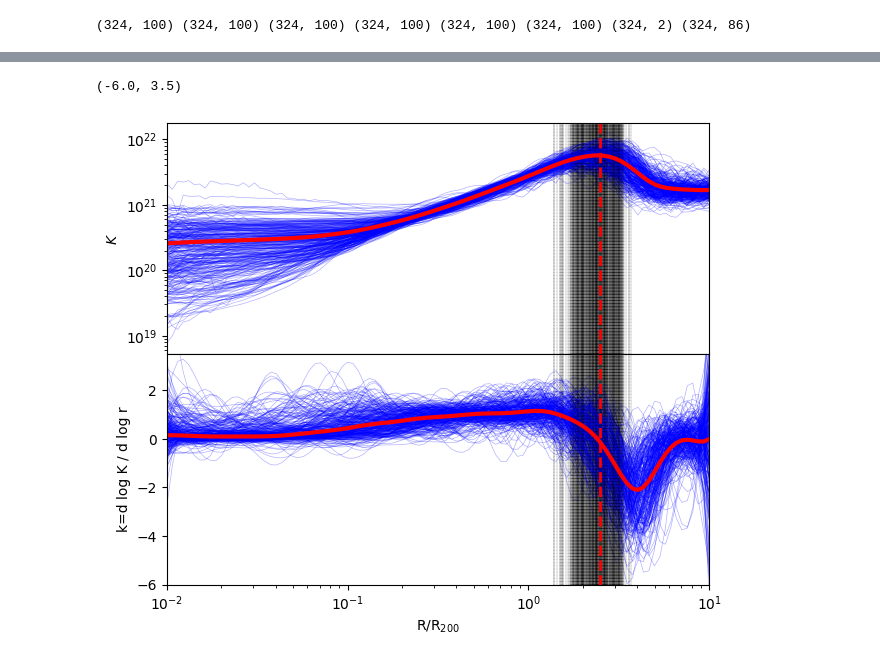
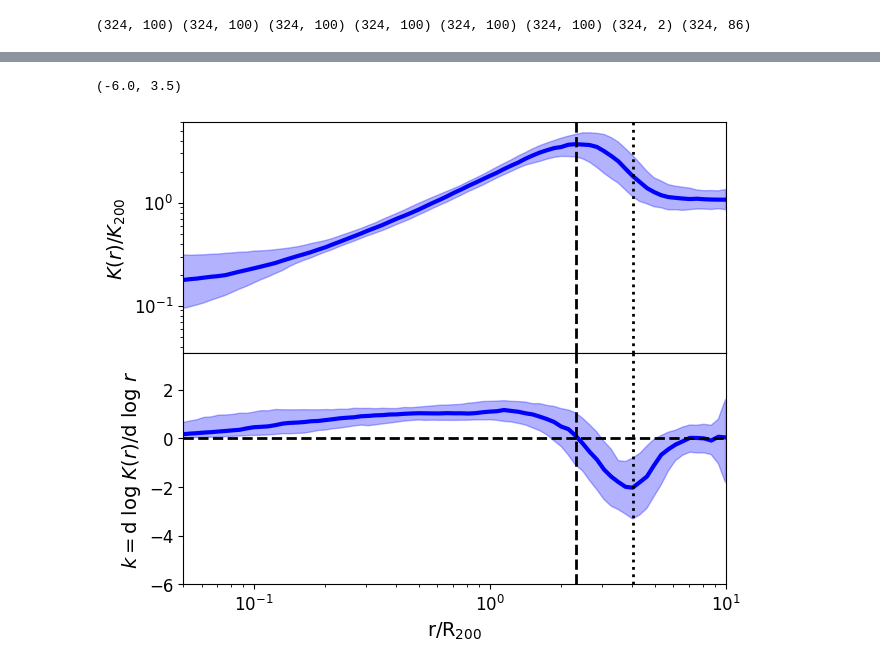
Before and after one commit to ZhangMing-1995/AnalysisTools, a Jupyter notebook: Shock_Radius/TheThreeHundred_plot.ipynb, the cells around one changed output, grey strips where cells are left out. Saved outputs shown, nothing was run; the diff lists cells and outputs as text; code cells hidden in the pictures.

```diff
--- a/Shock_Radius/TheThreeHundred_plot.ipynb
+++ b/Shock_Radius/TheThreeHundred_plot.ipynb
@@ -155,14 +151,14 @@ ax2 = fig.add_subplot(2, 1, 2)
 
 for i in range(Gas_entropy.shape[0]):
 # for i in range(10):
-    ax1.plot(log_bins, Gas_entropy[i]/K200[i], color='blue',linewidth=0.5, alpha=0.3)
+    # ax1.plot(log_bins, Gas_entropy[i]/K200[i], color='blue',linewidth=0.5, alpha=0.3)
     smoothed_entropy = savgol_filter(Gas_entropy[i]/K200[i], window_length=15, polyorder=4, deriv=0, delta=0.1)
     log_D = np.log(smoothed_entropy)
     log_r = np.log(log_bins)
     d_log_D = np.gradient(log_D, log_r)
     # ax2.plot(log_bins, d_log_D, color='blue', linestyle='-', linewidth=2.0)
     smoothed_d_log_D = savgol_filter(d_log_D, window_length=15, polyorder=4, deriv=0, delta=0.01)
-    ax2.plot(log_bins, smoothed_d_log_D, color='blue', linestyle='-', linewidth=0.5, alpha=0.3) # colors[i % len(colors)]
+    # ax2.plot(log_bins, smoothed_d_log_D, color='blue', linestyle='-', linewidth=0.5, alpha=0.3) # colors[i % len(colors)]
 
     r_range_mask = (log_bins >= 1) & (log_bins <= 5)
     rgav_1_in_range = log_bins[r_range_mask]
@@ -179,39 +175,74 @@ for i in range(Gas_entropy.shape[0]):
         max_index = np.argmax(smoothed_entropy_dense)
         r_shock = log_bins_dense[max_index]
 
-        ax1.axvline(x=r_shock, color='black', linestyle='--', linewidth=0.2)
-        ax2.axvline(x=r_shock, color='black', linestyle='--', linewidth=0.2)
+        # ax1.axvline(x=r_shock, color='black', linestyle='--', linewidth=0.2)
+        # ax2.axvline(x=r_shock, color='black', linestyle='--', linewidth=0.2)
     Rsh.append(r_shock)
     Gas_K.append(smoothed_entropy)
 
-mean_Gas_entropy = np.mean(Gas_K, axis=0)
-ax1.plot(log_bins, mean_Gas_entropy, color='r',linewidth=3.0, alpha=1)
-smoothed_entropy = savgol_filter(mean_Gas_entropy, window_length=15, polyorder=4, deriv=0, delta=0.1)
-log_D = np.log(smoothed_entropy)
-log_r = np.log(log_bins)
-d_log_D = np.gradient(log_D, log_r)
-smoothed_d_log_D = savgol_filter(d_log_D, window_length=15, polyorder=4, deriv=0, delta=0.01)
-ax2.plot(log_bins, smoothed_d_log_D, color='r', linestyle='-', linewidth=3.0) # colors[i % len(colors)]
+# mean_Gas_entropy = np.mean(Gas_K, axis=0)
+# ax1.plot(log_bins, mean_Gas_entropy, color='r',linewidth=3.0, alpha=1)
+# smoothed_entropy = savgol_filter(mean_Gas_entropy, window_length=15, polyorder=4, deriv=0, delta=0.1)
+# log_D = np.log(smoothed_entropy)
+# log_r = np.log(log_bins)
+# d_log_D = np.gradient(log_D, log_r)
+# smoothed_d_log_D = savgol_filter(d_log_D, window_length=15, polyorder=4, deriv=0, delta=0.01)
+# ax2.plot(log_bins, smoothed_d_log_D, color='r', linestyle='-', linewidth=3.0) # colors[i % len(colors)]
+
+median_Gas_entropy = np.median(Gas_K, axis=0)
+percentile16_Gas_entropy = np.percentile(Gas_K, 16, axis=0)
+percentile84_Gas_entropy = np.percentile(Gas_K, 84, axis=0)
+ax1.plot(log_bins, median_Gas_entropy, color='blue', linewidth=3.0, alpha=1)
+ax1.fill_between(log_bins, percentile16_Gas_entropy, percentile84_Gas_entropy, color='blue', alpha=0.3)
+
+d_log_D_all = []
+for entropy in Gas_K:
+    smoothed_entropy = savgol_filter(entropy, window_length=15, polyorder=4, deriv=0, delta=0.1)
+    log_D = np.log(smoothed_entropy)
+    d_log_D = np.gradient(log_D, log_r)
+    smoothed_d_log_D = savgol_filter(d_log_D, window_length=15, polyorder=4, deriv=0, delta=0.01)
+    d_log_D_all.append(smoothed_d_log_D)
+
+d_log_D_all = np.array(d_log_D_all)
+median_d_log_D = np.median(d_log_D_all, axis=0)
+percentile16_d_log_D = np.percentile(d_log_D_all, 16, axis=0)
+percentile84_d_log_D = np.percentile(d_log_D_all, 84, axis=0)
+ax2.plot(log_bins, median_d_log_D, color='blue', linestyle='-', linewidth=3.0)
+ax2.fill_between(log_bins, percentile16_d_log_D, percentile84_d_log_D, color='blue', alpha=0.3)
+
 r_range_mask = (log_bins >= 1) & (log_bins <= 5)
 rgav_1_in_range = log_bins[r_range_mask]
-umed_av_in_range = smoothed_entropy[r_range_mask]
+umed_av_in_range = median_Gas_entropy[r_range_mask]
 if len(umed_av_in_range) > 0:
     max_entropy_index = np.argmax(umed_av_in_range)
-    r_shock = rgav_1_in_range[max_entropy_index]
-ax1.axvline(x=r_shock, color='r', linestyle='--', linewidth=2)
-ax2.axvline(x=r_shock, color='r', linestyle='--', linewidth=2)
-print(r_shock)
+    r_shock1 = rgav_1_in_range[max_entropy_index]
+ax1.axvline(x=r_shock1, color='black', linestyle='--', linewidth=2)
+ax2.axvline(x=r_shock1, color='black', linestyle='--', linewidth=2)
+print(r_shock1)
 
-ax1.set_ylabel(r'$K$') #/K_{200}
+restricted_indices = np.where((log_bins >= 0.5) & (log_bins <= 6))[0]
+rr = log_bins[restricted_indices]
+smoothed_d_log_D_restricted = median_d_log_D[restricted_indices]
+r_splash_index = np.argmin(smoothed_d_log_D_restricted)
+r_splash2 = rr[r_splash_index]
+ax1.axvline(x=r_splash2, color='black', linestyle=':', linewidth=2.0)
+ax2.axvline(x=r_splash2, color='black', linestyle=':', linewidth=2.0)
+ax2.axhline(y=0, color='black', linestyle='--', linewidth=2.0)
+print(r_splash2)
+
+ax1.set_ylabel(r'$K(r)/K_{200}$', fontsize=14) #/K_{200}
 ax1.set_xscale('log')
 ax1.set_yscale('log')
-ax1.set_xlim(0.01,10)
+ax1.set_xlim(0.05,10)
 ax1.get_xaxis().set_visible(False)
+ax1.tick_params(axis='both', which='major', labelsize=12)
 
-ax2.set_xlabel(r'${\rm R/R}_{200}$')
-ax2.set_ylabel(r'k=d log K / d log r')
+ax2.tick_params(axis='both', which='major', labelsize=12)
+ax2.set_xlabel(r'${\rm r/R}_{200}$', fontsize=14)
+ax2.set_ylabel(r'$k = {\rm d~log}~K(r) / {\rm d~log}~r$', fontsize=14)
 ax2.set_xscale('log')
 # ax2.set_yscale('log')
-ax2.set_xlim(0.01,10)
+ax2.set_xlim(0.05,10)
 ax2.set_ylim(-6,3.5)
+# plt.savefig("./figures/GAS_shock_radius.png")
 # %% [output]
@@ -219,5 +251,5 @@ ax2.set_ylim(-6,3.5)
 (-6.0, 3.5)
-[figure, old version]
+[figure, new version]
 # %%
 print(len(Rsp), len(Rsh))
 fig = plt.figure(figsize=(5, 5))
```
Also changed, not shown: parts of 14 cells of this notebook.
